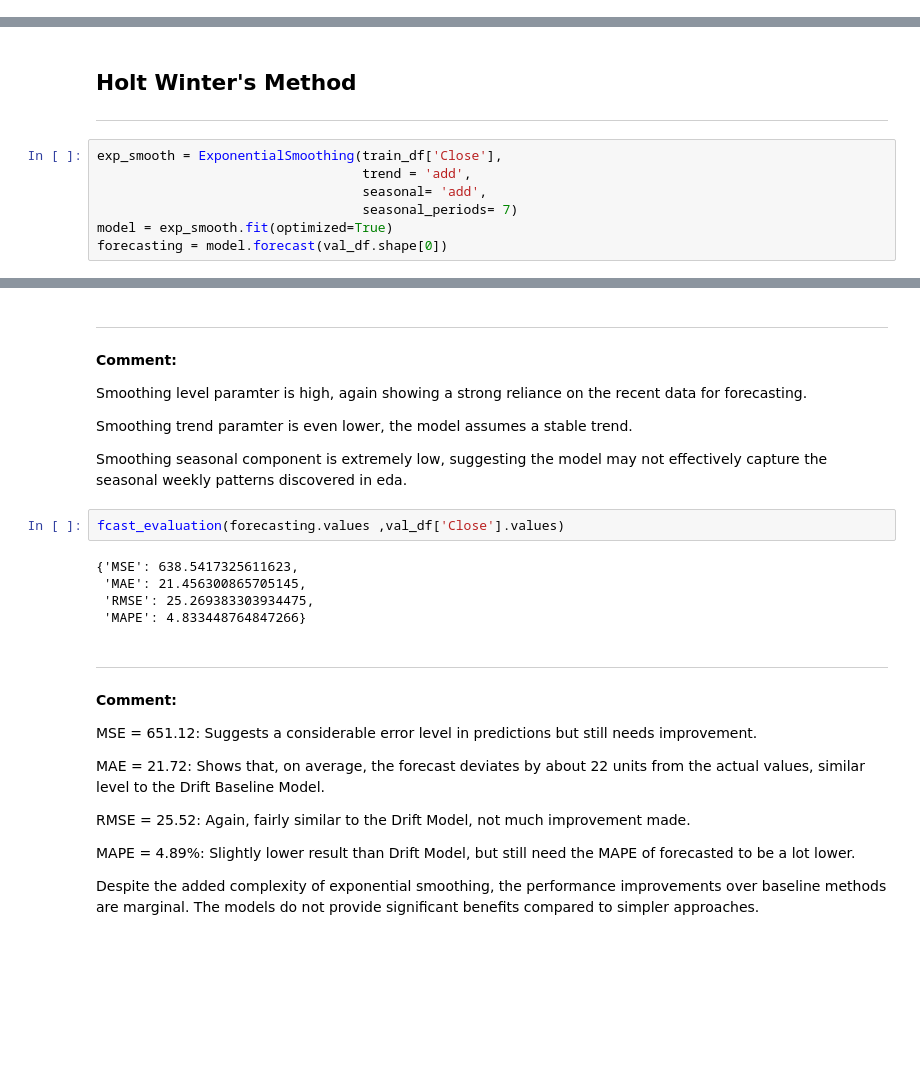
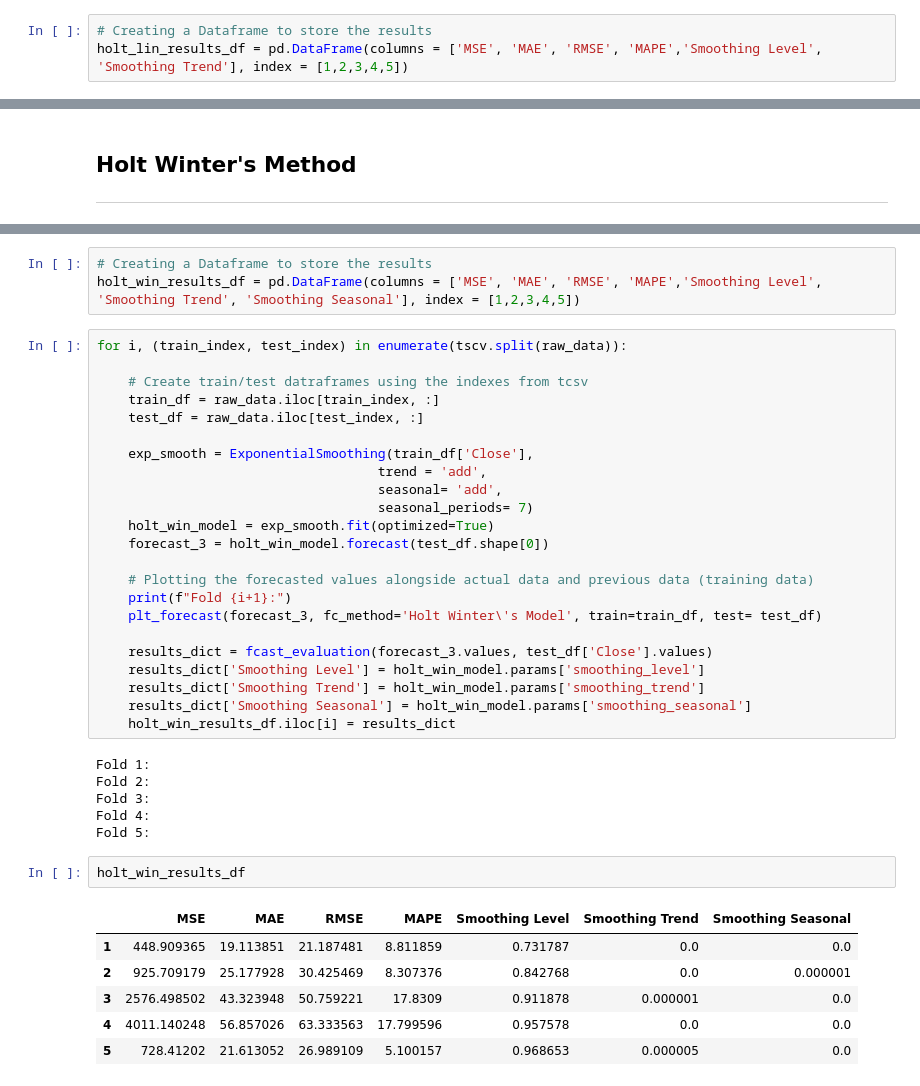
Before and after one commit to simrenbasra/timeseries, a Jupyter notebook: notebooks/02_forecasting_models/02-exponential_smoothing.ipynb, the cells around one changed output, grey strips where cells are left out. Saved outputs shown, nothing was run; the diff lists cells and outputs as text; blank space fills up the shorter version.

```diff
--- a/notebooks/02_forecasting_models/02-exponential_smoothing.ipynb
+++ b/notebooks/02_forecasting_models/02-exponential_smoothing.ipynb
@@ -216,0 +192,3 @@ Overall, the Holt Linear Trend method performed worse than the Drift Model. Desp
+# %%
+# Creating a Dataframe to store the results
+holt_lin_results_df = pd.DataFrame(columns = ['MSE', 'MAE', 'RMSE', 'MAPE','Smoothing Level', 'Smoothing Trend'], index = [1,2,3,4,5])
@@ -217,10 +238,3 @@ Overall, the Holt Linear Trend method performed worse than the Drift Model. Desp
 # %% [markdown]
 ## Holt Winter's Method
 ----
-# %%
-exp_smooth = ExponentialSmoothing(train_df['Close'],
-                                  trend = 'add',
-                                  seasonal= 'add',
-                                  seasonal_periods= 7)
-model = exp_smooth.fit(optimized=True)
-forecasting = model.forecast(val_df.shape[0])
@@ -256,29 +241,41 @@ ExponentialSmoothing Model Results
-# %% [markdown]
-----
-**Comment:**
-
-Smoothing level paramter is high, again showing a strong reliance on the recent data for forecasting.
-
-Smoothing trend paramter is even lower, the model assumes a stable trend.
-
-Smoothing seasonal component is extremely low, suggesting the model may not effectively capture the seasonal weekly patterns discovered in eda.
-# %%
-fcast_evaluation(forecasting.values ,val_df['Close'].values)
-# %% [output]
-{'MSE': 638.5417325611623,
- 'MAE': 21.456300865705145,
- 'RMSE': 25.269383303934475,
- 'MAPE': 4.833448764847266}
-# %% [markdown]
------
-**Comment:**
-
-MSE = 651.12: Suggests a considerable error level in predictions but still needs improvement.
-
-MAE = 21.72: Shows that, on average, the forecast deviates by about 22 units from the actual values, similar level to the Drift Baseline Model.
-
-RMSE = 25.52: Again, fairly similar to the Drift Model, not much improvement made.
-
-MAPE = 4.89%: Slightly lower result than Drift Model, but still need the MAPE of forecasted to be a lot lower.
-
-Despite the added complexity of exponential smoothing, the performance improvements over baseline methods are marginal. The models do not provide significant benefits compared to simpler approaches.
+# %%
+# Creating a Dataframe to store the results
+holt_win_results_df = pd.DataFrame(columns = ['MSE', 'MAE', 'RMSE', 'MAPE','Smoothing Level', 'Smoothing Trend', 'Smoothing Seasonal'], index = [1,2,3,4,5])
+# %%
+for i, (train_index, test_index) in enumerate(tscv.split(raw_data)):
+
+    # Create train/test datraframes using the indexes from tcsv
+    train_df = raw_data.iloc[train_index, :]
+    test_df = raw_data.iloc[test_index, :]
+
+    exp_smooth = ExponentialSmoothing(train_df['Close'],
+                                    trend = 'add',
+                                    seasonal= 'add',
+                                    seasonal_periods= 7)
+    holt_win_model = exp_smooth.fit(optimized=True)
+    forecast_3 = holt_win_model.forecast(test_df.shape[0])
+
+    # Plotting the forecasted values alongside actual data and previous data (training data)
+    print(f"Fold {i+1}:")
+    plt_forecast(forecast_3, fc_method='Holt Winter\'s Model', train=train_df, test= test_df)
+
+    results_dict = fcast_evaluation(forecast_3.values, test_df['Close'].values)
+    results_dict['Smoothing Level'] = holt_win_model.params['smoothing_level']
+    results_dict['Smoothing Trend'] = holt_win_model.params['smoothing_trend']
+    results_dict['Smoothing Seasonal'] = holt_win_model.params['smoothing_seasonal']
+    holt_win_results_df.iloc[i] = results_dict
+# %% [output]
+Fold 1:
+Fold 2:
+Fold 3:
+Fold 4:
+Fold 5:
+# %%
+holt_win_results_df
+# %% [output]
+|  | MSE | MAE | RMSE | MAPE | Smoothing Level | Smoothing Trend | Smoothing Seasonal |
+| 1 | 448.909365 | 19.113851 | 21.187481 | 8.811859 | 0.731787 | 0.0 | 0.0 |
+| 2 | 925.709179 | 25.177928 | 30.425469 | 8.307376 | 0.842768 | 0.0 | 0.000001 |
+| 3 | 2576.498502 | 43.323948 | 50.759221 | 17.8309 | 0.911878 | 0.000001 | 0.0 |
+| 4 | 4011.140248 | 56.857026 | 63.333563 | 17.799596 | 0.957578 | 0.0 | 0.0 |
+| 5 | 728.41202 | 21.613052 | 26.989109 | 5.100157 | 0.968653 | 0.000005 | 0.0 |
```
Also changed, not shown: parts of 36 cells of this notebook.
